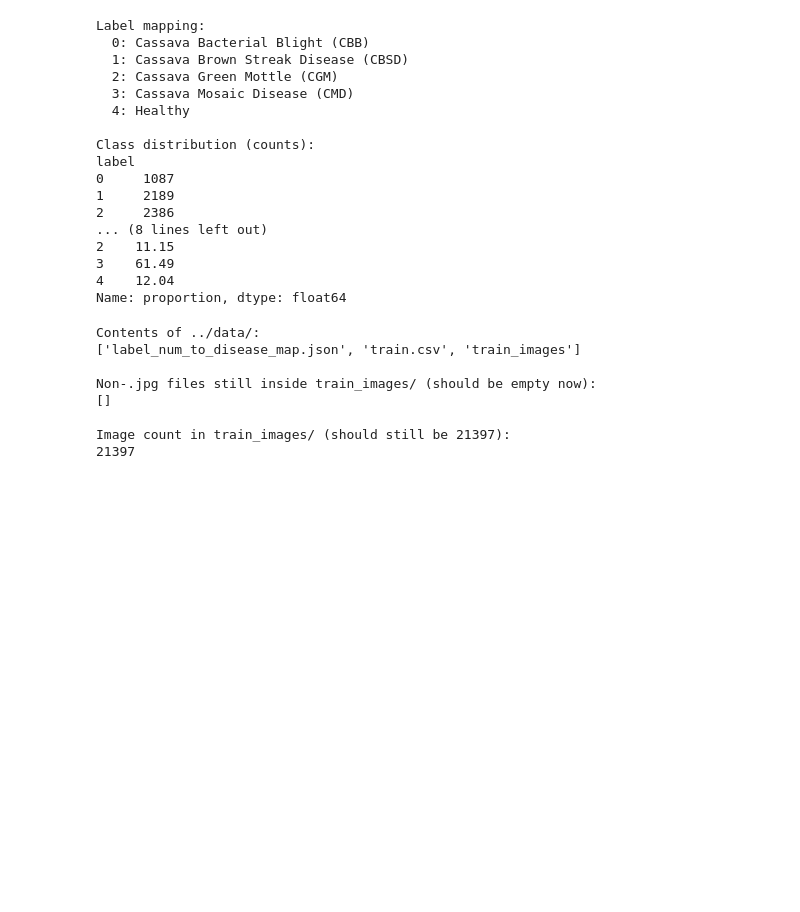
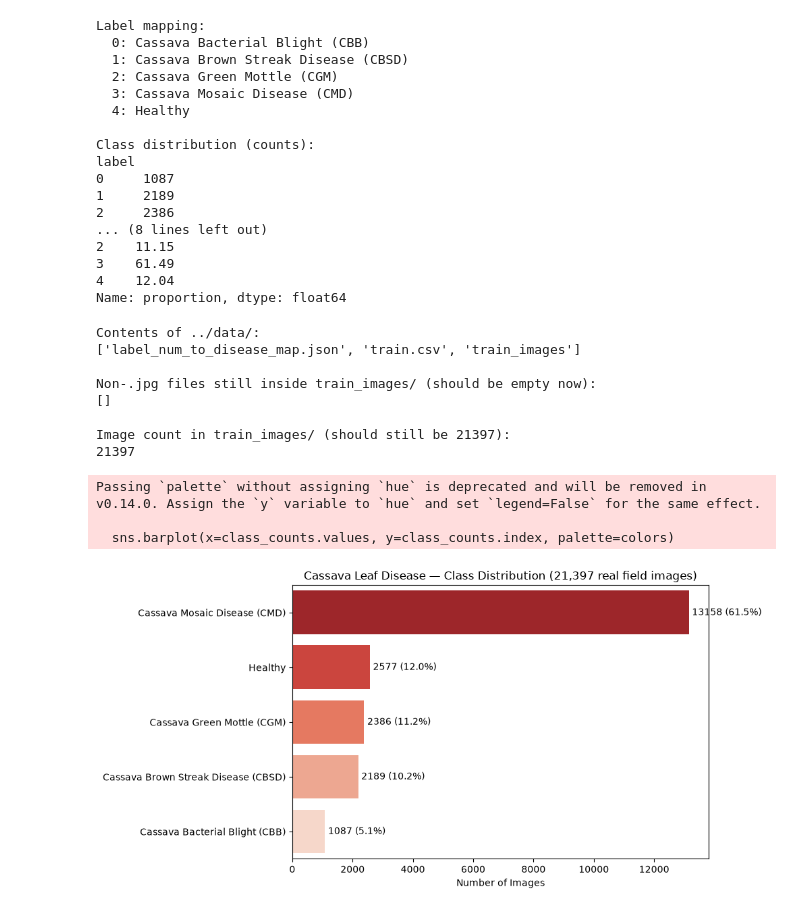
Before and after one commit to aryanparija/Cassava-Leaf-Disease-Classification, a Jupyter notebook: notebooks/01_eda.ipynb, the cells around one changed output. Drawn from its saved outputs; the diff is of its cells as text; code cells hidden in the pictures; blank space fills up the shorter version.

Commit message:
add class distribution bar chart and sample images per disease — CMD shows distinct mosaic pattern, CBB/CBSD visually subtle in single samples

```diff
--- a/notebooks/01_eda.ipynb
+++ b/notebooks/01_eda.ipynb
@@ -115,3 +115,20 @@ Non-.jpg files still inside train_images/ (should be empty now):
 
 Image count in train_images/ (should still be 21397):
 21397
+# %%
+plt.figure(figsize=(10,5))
+class_counts = train_df['disease_name'].value_counts()
+colors = sns.color_palette('Reds_r', len(class_counts))
+sns.barplot(x=class_counts.values, y=class_counts.index, palette=colors)
+plt.title('Cassava Leaf Disease — Class Distribution (21,397 real field images)')
+plt.xlabel('Number of Images')
+plt.ylabel('')
+for i, v in enumerate(class_counts.values):
+    plt.text(v + 100, i, f'{v} ({v/len(train_df)*100:.1f}%)', va='center')
+plt.tight_layout()
+plt.show()
+# %% [output]
+Passing `palette` without assigning `hue` is deprecated and will be removed in v0.14.0. Assign the `y` variable to `hue` and set `legend=False` for the same effect.
+
+  sns.barplot(x=class_counts.values, y=class_counts.index, palette=colors)
+[figure, added]
```
Also changed, not shown: parts of 1 cell of this notebook.
